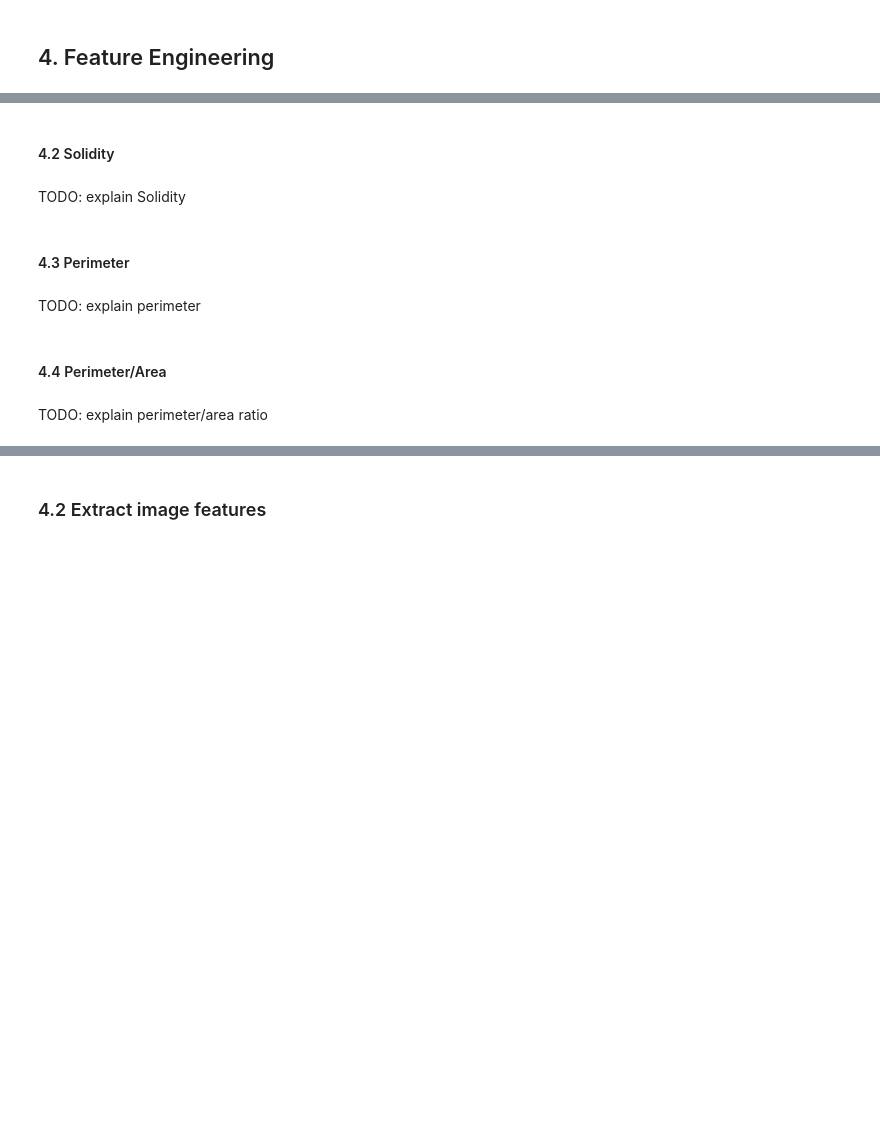
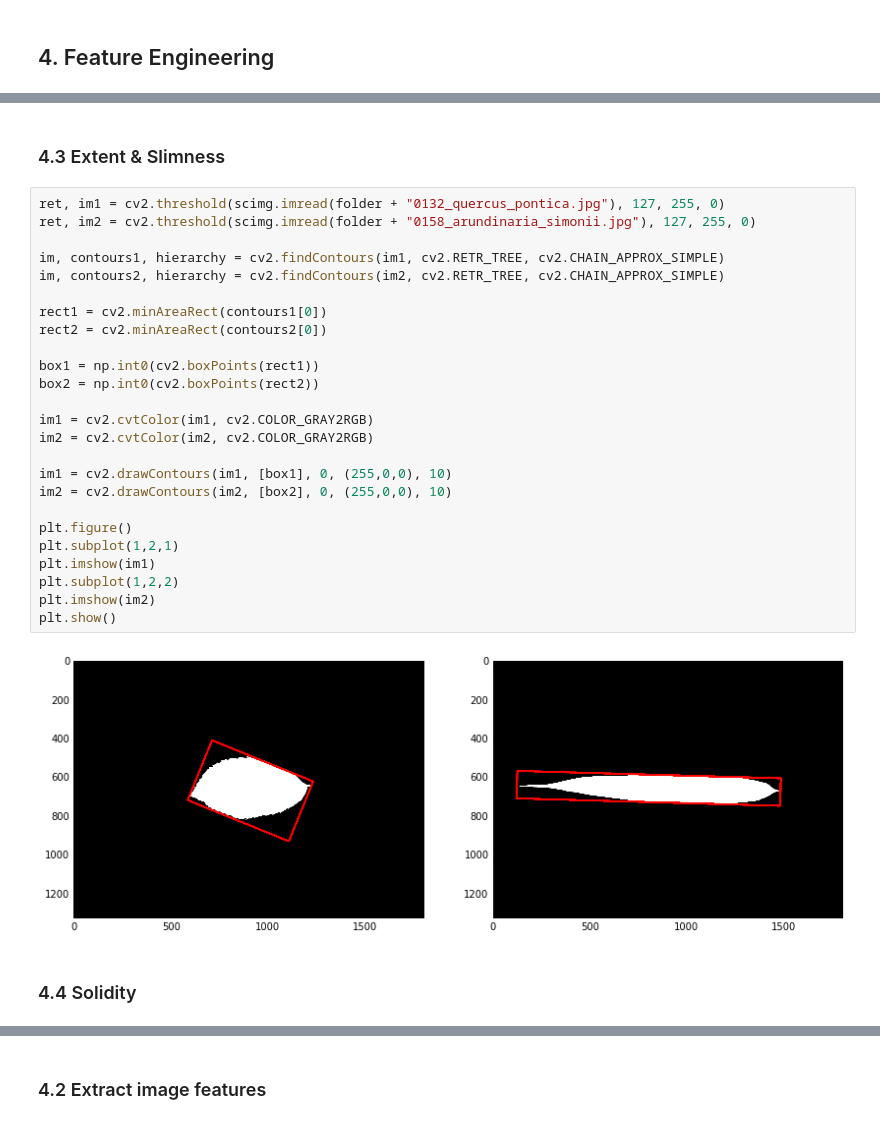
Before and after one commit to Larissa13/MAC5749, a Jupyter notebook: projects/group3/Group3.ipynb, the cells around one changed output, grey strips where cells are left out. Cells and saved outputs as stored; diff of their text form; blank space fills up the shorter version.

```diff
--- a/projects/group3/Group3.ipynb
+++ b/projects/group3/Group3.ipynb
@@ -143,12 +192,31 @@ TODO: explain area
+# %% [markdown]
+### 4.3 Extent & Slimness
+# %%
+ret, im1 = cv2.threshold(scimg.imread(folder + "0132_quercus_pontica.jpg"), 127, 255, 0)
+ret, im2 = cv2.threshold(scimg.imread(folder + "0158_arundinaria_simonii.jpg"), 127, 255, 0)
+
+im, contours1, hierarchy = cv2.findContours(im1, cv2.RETR_TREE, cv2.CHAIN_APPROX_SIMPLE)
+im, contours2, hierarchy = cv2.findContours(im2, cv2.RETR_TREE, cv2.CHAIN_APPROX_SIMPLE)
+
+rect1 = cv2.minAreaRect(contours1[0])
+rect2 = cv2.minAreaRect(contours2[0])
+
+box1 = np.int0(cv2.boxPoints(rect1))
+box2 = np.int0(cv2.boxPoints(rect2))
+
+im1 = cv2.cvtColor(im1, cv2.COLOR_GRAY2RGB)
+im2 = cv2.cvtColor(im2, cv2.COLOR_GRAY2RGB)
+
+im1 = cv2.drawContours(im1, [box1], 0, (255,0,0), 10)
+im2 = cv2.drawContours(im2, [box2], 0, (255,0,0), 10)
+
+plt.figure()
+plt.subplot(1,2,1)
+plt.imshow(im1)
+plt.subplot(1,2,2)
+plt.imshow(im2)
+plt.show()
+# %% [output]
+[figure, added]
 # %% [markdown]
-#### 4.2 Solidity
+### 4.4 Solidity
-# %% [markdown]
-TODO: explain Solidity
-# %% [markdown]
-#### 4.3 Perimeter
-# %% [markdown]
-TODO: explain perimeter
-# %% [markdown]
-#### 4.4 Perimeter/Area
-# %% [markdown]
-TODO: explain perimeter/area ratio
```
Also changed, not shown: parts of 17 cells of this notebook.
